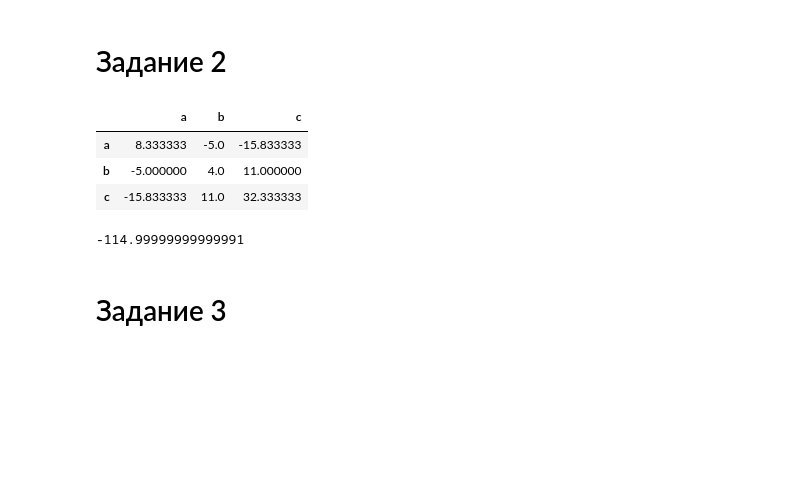
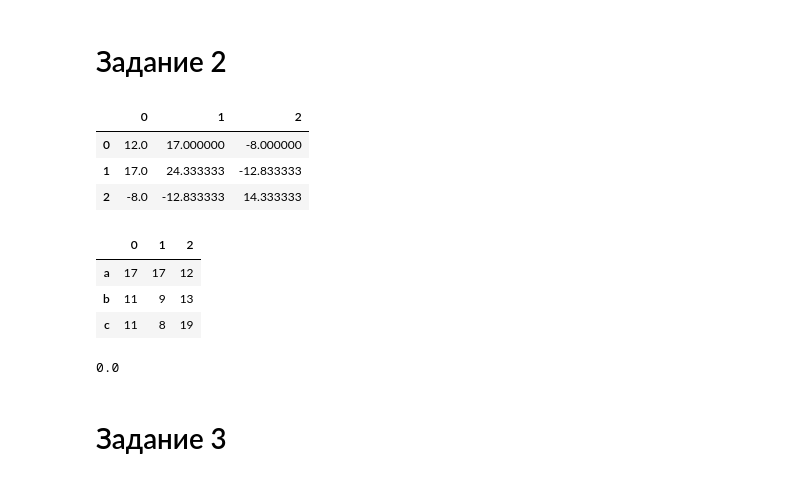
Before and after one commit to kinekt2000/ML2021, a Jupyter notebook: Tasks/Task-1.ipynb, the cells around one changed output. Saved outputs shown, nothing was run; the diff lists cells and outputs as text; code cells hidden in the pictures; blank space fills up the shorter version.

```diff
--- a/Tasks/Task-1.ipynb
+++ b/Tasks/Task-1.ipynb
@@ -83,19 +91,26 @@ plt.show()
 # %%
 data = pd.DataFrame({
     "a": [17, 17, 12],
     "b": [11,  9, 13],
     "c": [11,  8, 19]
-})
+}).T
 data.cov()
 # %% [output]
-|  | a | b | c |
-| a | 8.333333 | -5.0 | -15.833333 |
-| b | -5.000000 | 4.0 | 11.000000 |
-| c | -15.833333 | 11.0 | 32.333333 |
+|  | 0 | 1 | 2 |
+| 0 | 12.0 | 17.000000 | -8.000000 |
+| 1 | 17.0 | 24.333333 | -12.833333 |
+| 2 | -8.0 | -12.833333 | 14.333333 |
+# %%
+data
+# %% [output]
+|  | 0 | 1 | 2 |
+| a | 17 | 17 | 12 |
+| b | 11 | 9 | 13 |
+| c | 11 | 8 | 19 |
 # %%
-np.linalg.det(data.to_numpy())
+np.linalg.det(data.cov().T.to_numpy())
 # %% [output]
--114.99999999999991
+0.0
 # %% [markdown]
 # Задание 3
 # %%
```
Also changed, not shown: parts of 3 cells of this notebook.
